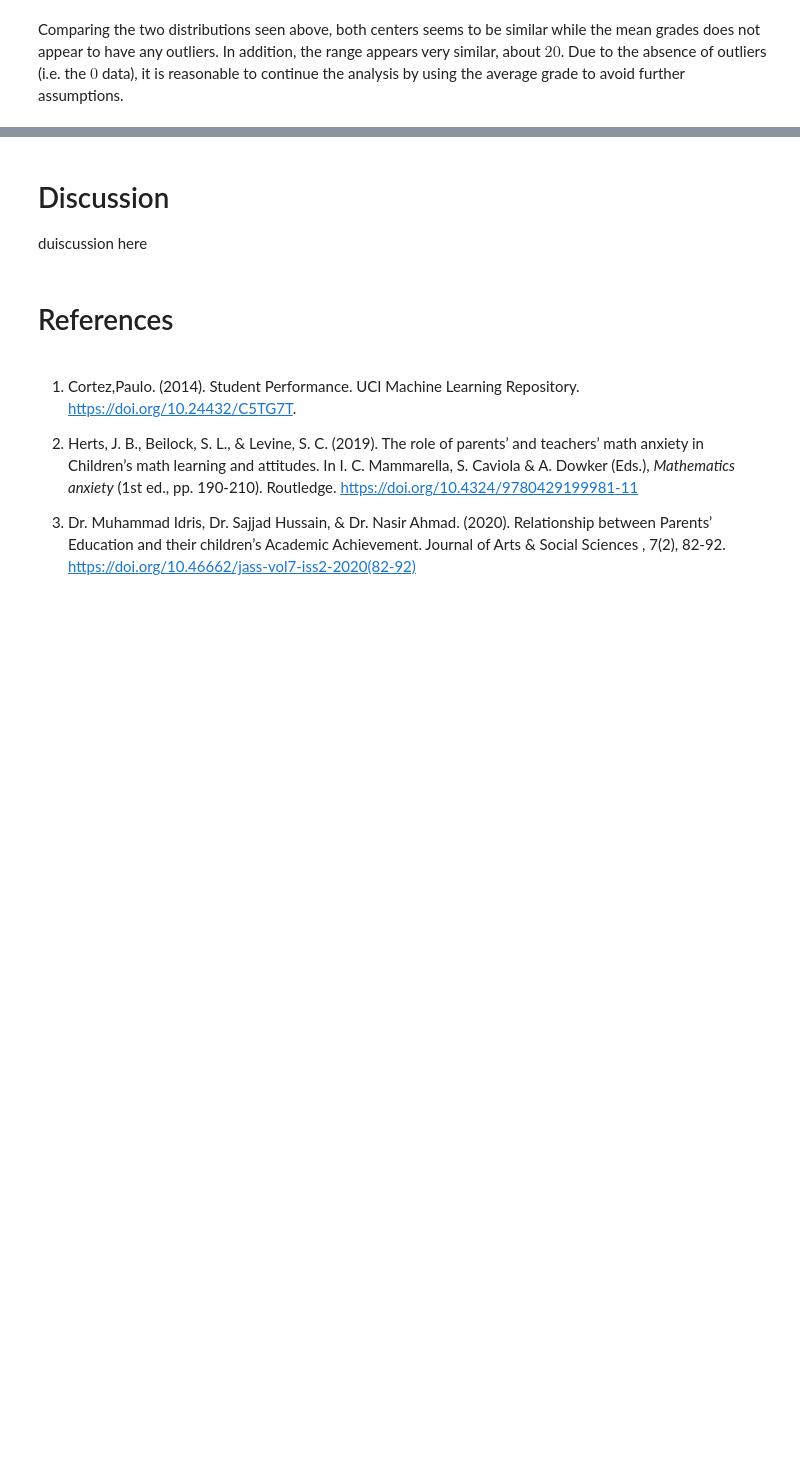
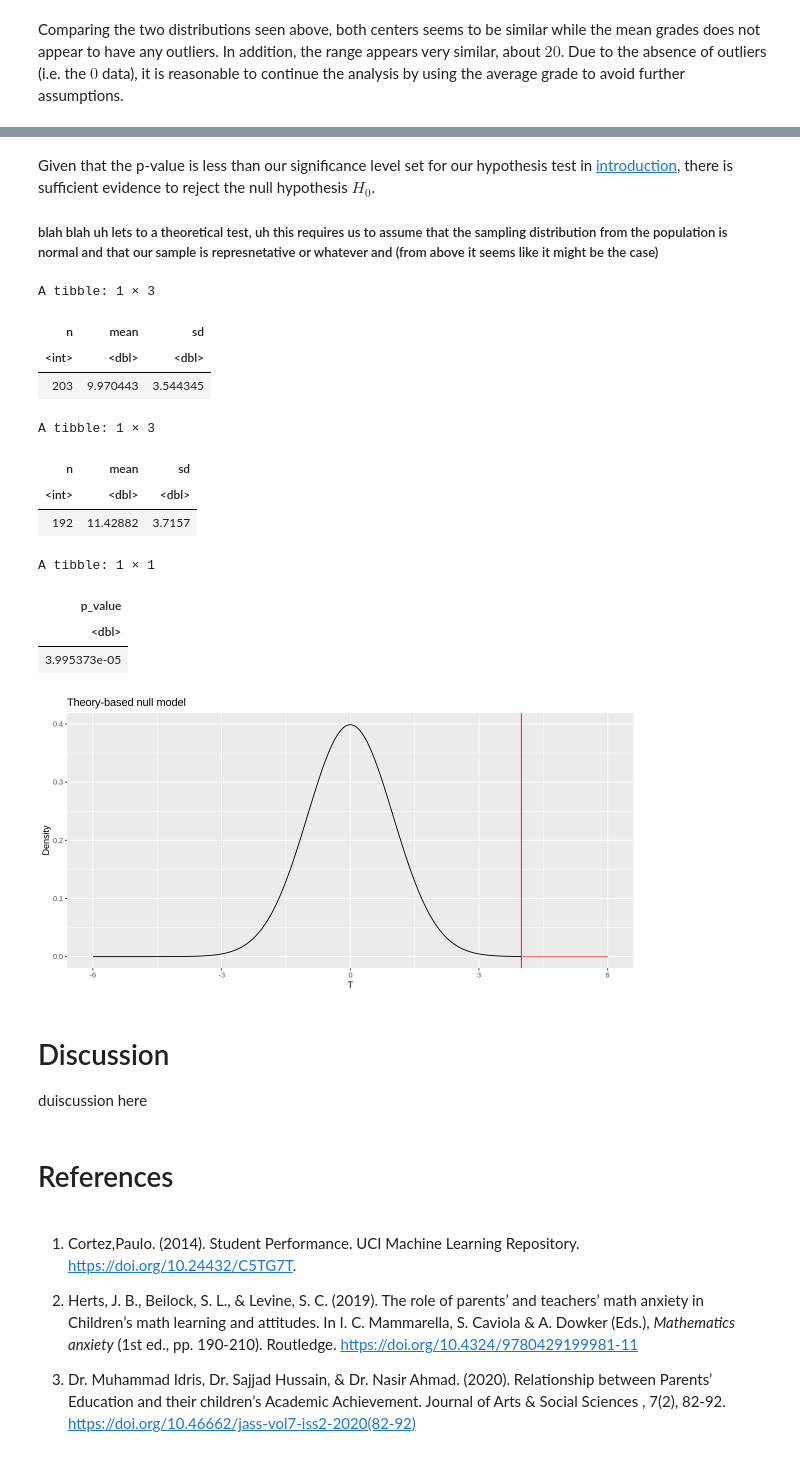
Before and after one commit to j-ackyao/STAT-Inference, a Jupyter notebook: project report.ipynb, the cells around one changed output, grey strips where cells are left out. Saved outputs shown, nothing was run; the diff lists cells and outputs as text; code cells hidden in the pictures; blank space fills up the shorter version.

```diff
--- a/project report.ipynb
+++ b/project report.ipynb
@@ -317,9 +331,65 @@ A tibble: 1 × 1
+# %% [markdown]
+Given that the p-value is less than our significance level set for our hypothesis test in [introduction](#intro), there is sufficient evidence to reject the null hypothesis $H_0$.
+
+
+##### blah blah uh lets to a theoretical test, uh this requires us to assume that the sampling distribution from the population is normal and that our sample is represnetative or whatever and (from above it seems like it might be the case)
+# %%
+# Find statistics of student grades of "less-educated" and "well-educated" parents
+less_stat <- student_data_final |>
+    filter(parents_education == "less") |>
+    summarize(n = n(), mean = mean(average_grade), sd = sd(average_grade))
+
+well_stat <- student_data_final |>
+    filter(parents_education == "well") |>
+    summarize(n = n(), mean = mean(average_grade), sd = sd(average_grade))
+
+less_stat
+well_stat
+
+# Calculate the degree of freedom for null model
+df <- (less_stat$sd^2 / less_stat$n + well_stat$sd^2 / well_stat$n)^2 / (less_stat$sd^4 / (less_stat$n^2 * (less_stat$n - 1)) + well_stat$sd^4 / (well_stat$n^2 * (well_stat$n - 1)))
+
+plot_range <- tibble(lower = -6, upper = 6)
+
+# Generate null model
+null_model_theory <- tibble(t = seq(from = plot_range$lower, to = plot_range$upper, by = 0.01), density = dt(t, df))
+
+# Calculate test statistic
+test_stat <- (well_stat$mean - less_stat$mean)/sqrt(well_stat$sd^2/well_stat$n + less_stat$sd^2/less_stat$n)
+
+# Plot null model
+ggplot(null_model_theory) +
+    geom_line(aes(x = t, y = density)) +
+    geom_ribbon(data = subset(null_model_theory, t > test_stat & t < plot_range$upper), mapping = aes(x = t, ymax = density, fill = "red", color = "red"), ymin = 0, alpha = 0.3) +
+    geom_vline(aes(xintercept = test_stat), color = 'red') +
+    theme(legend.position="none") +
+    ggtitle("Theory-based null model") +
+    xlab("T") +
+    ylab("Density")
+
+
+# Output p-value
+tibble(p_value = pt(test_stat, df, lower.tail = F))
+# %% [output]
+A tibble: 1 × 3
+| n | mean | sd |
+| <int> | <dbl> | <dbl> |
+| 203 | 9.970443 | 3.544345 |
+A tibble: 1 × 3
+| n | mean | sd |
+| <int> | <dbl> | <dbl> |
+| 192 | 11.42882 | 3.7157 |
+A tibble: 1 × 1
+| p_value |
+| <dbl> |
+| 3.995373e-05 |
+[figure, added]
 # %% [markdown]
-# Discussion
+# Discussion <a id='discuss'>
 
 duiscussion here
 # %% [markdown]
-# References
+# References <a id='refer'>
 # %% [markdown]
 1. <a id='ref_1'></a> Cortez,Paulo. (2014). Student Performance. UCI Machine Learning Repository. https://doi.org/10.24432/C5TG7T.
 
```
Also changed, not shown: parts of 21 cells of this notebook.
